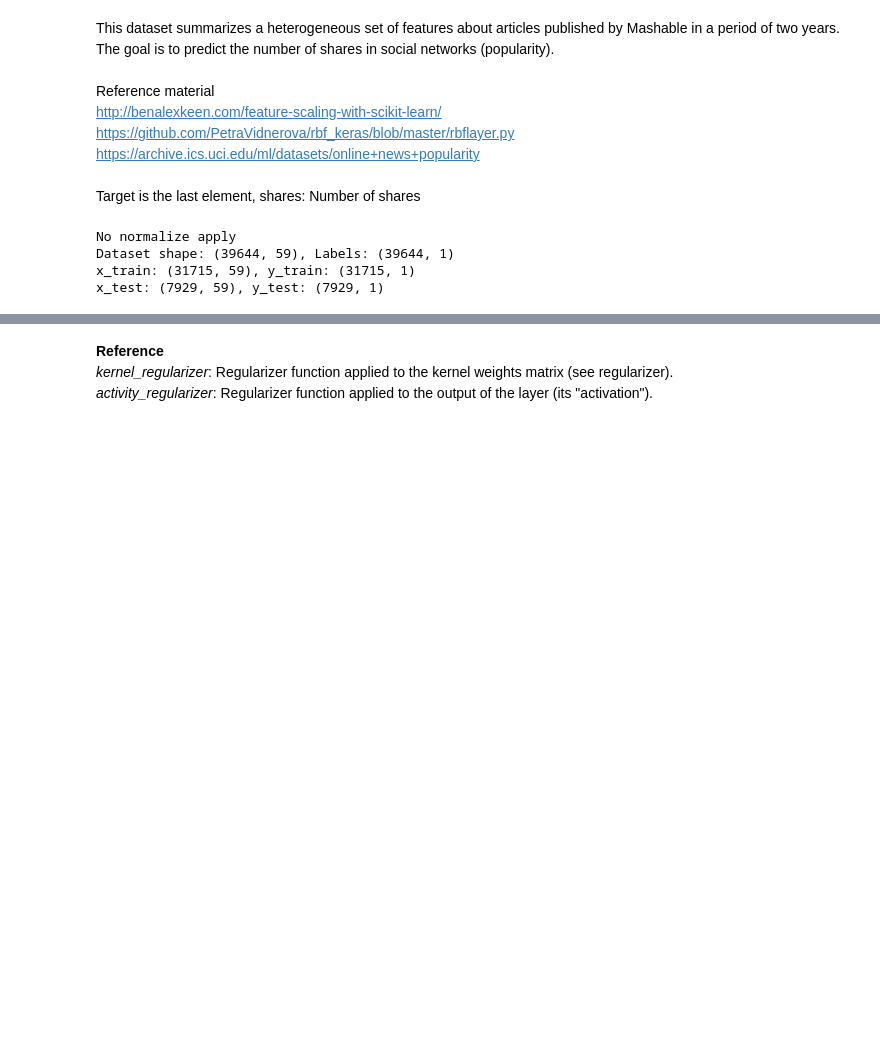
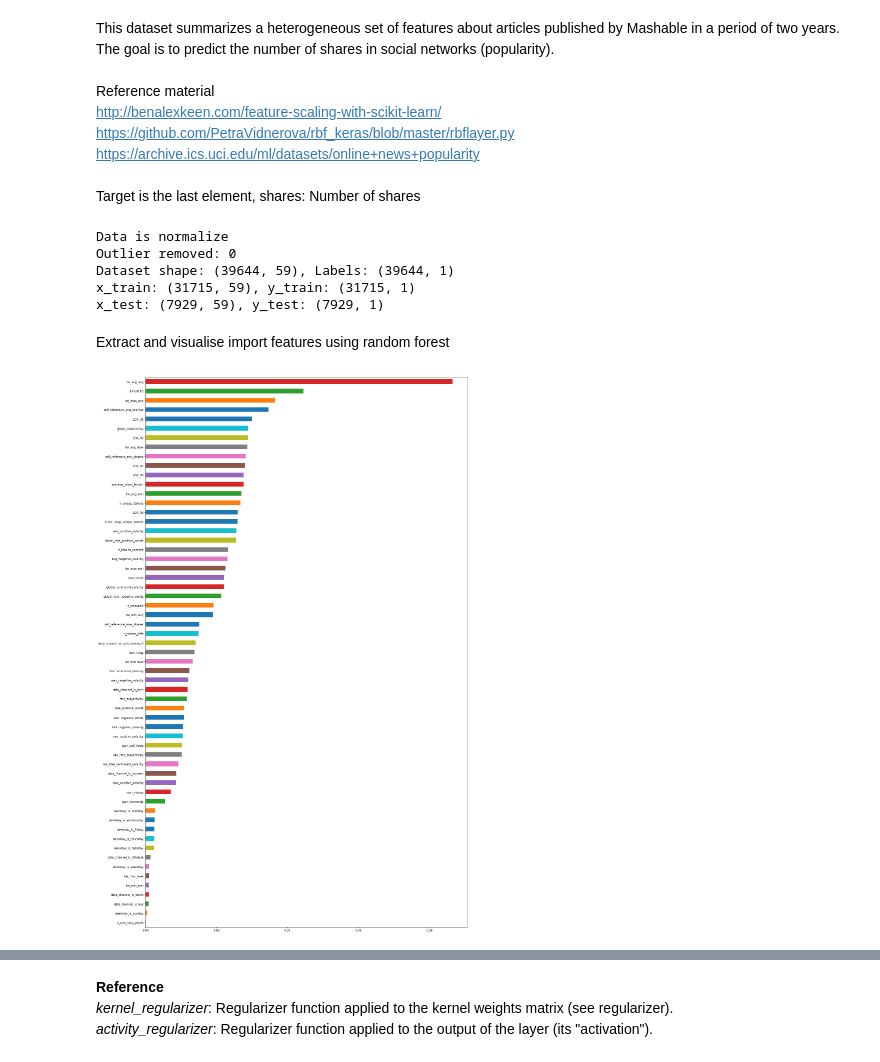
Before and after one commit to Niellai/online_news_popularity, a Jupyter notebook: regression_mlp.ipynb, the cells around one changed output, grey strips where cells are left out. Cells and saved outputs as stored; diff of their text form; code cells hidden in the pictures; blank space fills up the shorter version.

```diff
--- a/regression_mlp.ipynb
+++ b/regression_mlp.ipynb
@@ -84,14 +99,50 @@ def reject_outliers(data, m=1.):
 # Dataset if normalize using MinMaxScaler
 dataset = []
 labels = []
-dataset, labels = load_dataset(is_normalize=False)
+dataset, labels = load_dataset(is_normalize=True, is_remove_outlier=True)
 print('Dataset shape: {0}, Labels: {1}'.format(dataset.shape, labels.shape))
 
 x_train, x_test, y_train, y_test = train_test_split(dataset, labels, test_size=0.2, shuffle=True, random_state=42)
 print("x_train: {0}, y_train: {1}".format(x_train.shape, y_train.shape))
 print("x_test: {0}, y_test: {1}".format(x_test.shape, y_test.shape))
 # %% [output]
-No normalize apply
+Data is normalize
+Outlier removed: 0
 Dataset shape: (39644, 59), Labels: (39644, 1)
 x_train: (31715, 59), y_train: (31715, 1)
 x_test: (7929, 59), y_test: (7929, 1)
+# %% [markdown]
+Extract and visualise import features using random forest
+# %%
+df=pd.read_csv("OnlineNewsPopularity.csv")
+df = df.rename(columns = {
+       'url': ' url'
+    })
+df.rename(columns=lambda x: x[1:], inplace=True)
+labels = df.pop('shares')
+del df['url']
+
+np.random.seed(100)
+model = RandomForestRegressor(random_state=42)
+model.fit(x_train, y_train)
+
+feature_importances = pd.Series(model.feature_importances_, index=df.columns)
+feature_importances.sort_values(inplace=True)
+feature_importances.plot(kind="barh", figsize=(20,35))
+
+# top 30 headers
+headers = ['kw_max_avg', 'self_reference_min_shares', 'kw_avg_avg', 'self_reference_max_shares',
+           'self_reference_avg_sharess', 'average_token_length', 'n_unique_tokens', 'timedelta',
+           'kw_min_avg', 'n_non_stop_unique_tokens', 'n_tokens_content', 'num_hrefs',
+           'global_subjectivity', 'kw_max_min', 'LDA_00', 'LDA_01', 'LDA_04', 'kw_min_max',
+           'LDA_03', 'global_rate_negative_words', 'kw_avg_max', 'LDA_02', 'title_subjectivity',
+           'n_tokens_title', 'avg_positive_polarity', 'kw_avg_min', 'global_sentiment_polarity',
+           'global_rate_positive_words', 'max_negative_polarity', 'title_sentiment_polarity']
+
+dataset = df[headers].copy()
+labels = np.array(labels).reshape(len(labels), 1)
+
+# print(x_train[0])
+# print(y_train[:10])
+# %% [output]
+[figure, added]
```
Also changed, not shown: parts of 7 cells of this notebook, 3 other files.
